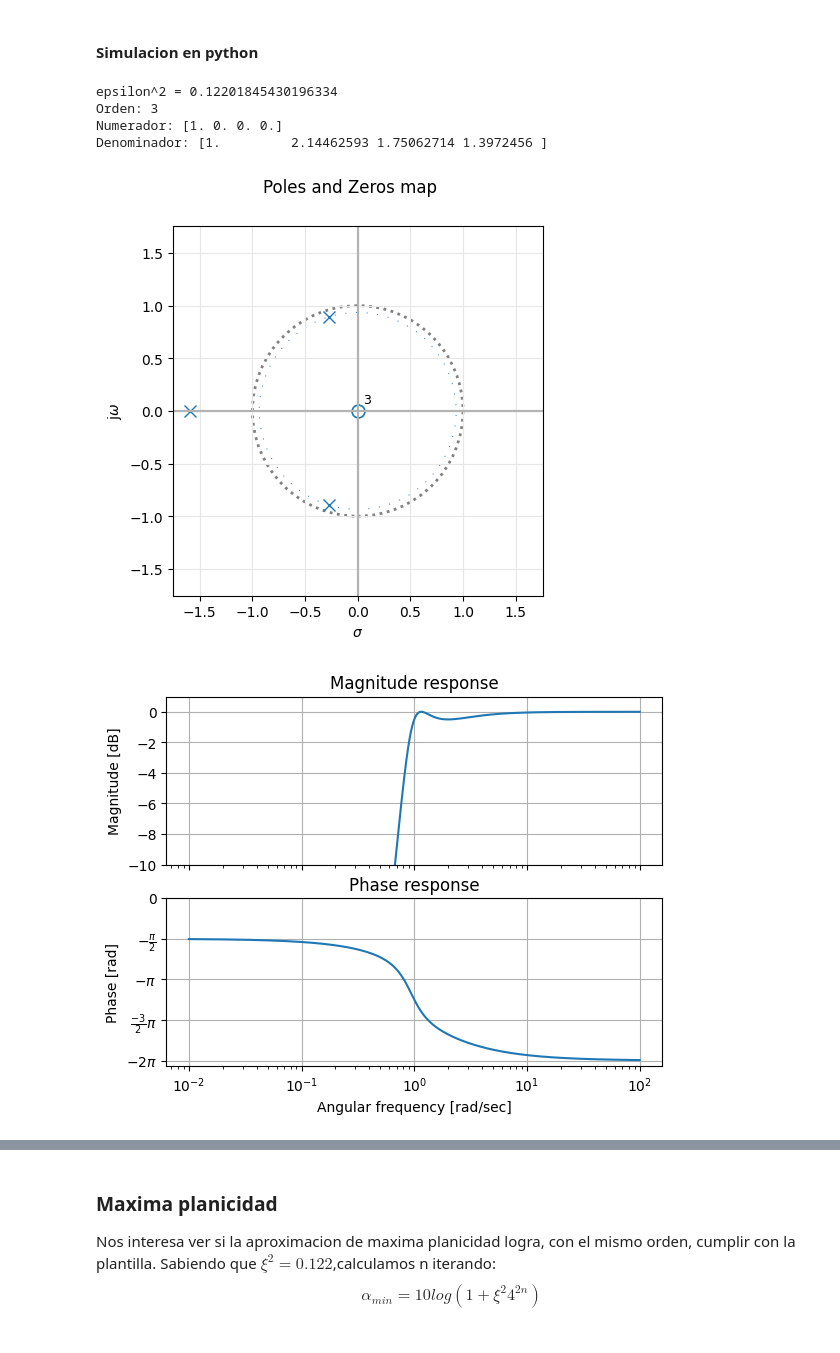
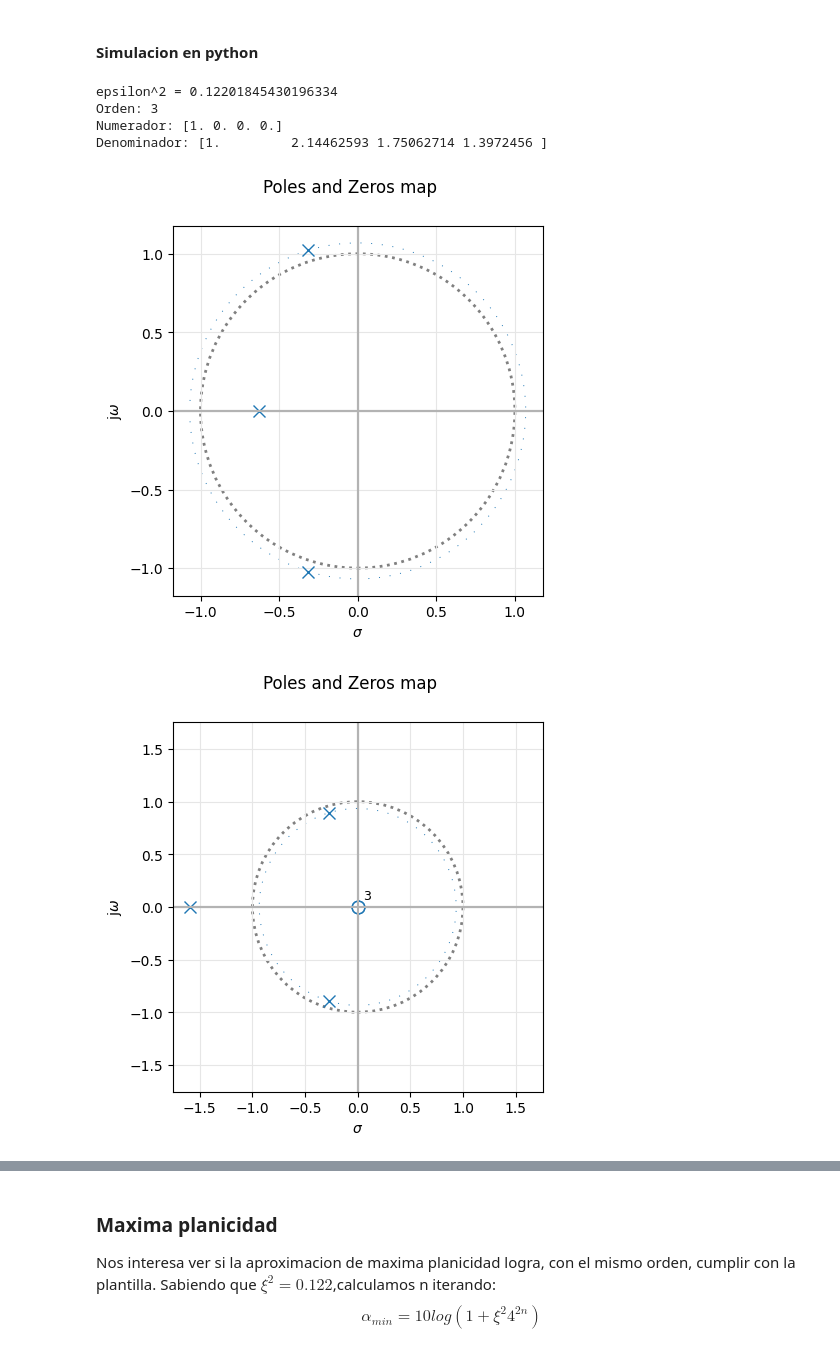
Before and after one commit to NicolasTrombetta/TeoriaDeCircuitos2, a Jupyter notebook: TPs_Semanal/3_TareaSemanal.ipynb, the cells around one changed output, grey strips where cells are left out. Cells and saved outputs as stored; diff of their text form; code cells hidden in the pictures.

```diff
--- a/TPs_Semanal/3_TareaSemanal.ipynb
+++ b/TPs_Semanal/3_TareaSemanal.ipynb
@@ -118,32 +122,35 @@ orden, wn = signal.cheb1ord(
     analog=True
 )
 
 P, Q = signal.cheby1(
     orden,
     0.5,
     1,
     analog=True
 )
 
+Tl=signal.TransferFunction(P,Q)
+pzmap(Tl)
+
 Ph, Qh = signal.lp2hp(P, Q, wo=1);
 
 
 print("Orden:", orden)
 print("Numerador:", Ph)
 print("Denominador:", Qh)
 
 T=signal.TransferFunction(Ph,Qh)
 
 pzmap(T)
 _, axes_hdl = bodePlot(T)
 plt.sca(axes_hdl[0])
 plt.ylim([-10, 1])
 plt.gca
 plt.show()
 # %% [output]
 epsilon^2 = 0.12201845430196334
 Orden: 3
 Numerador: [1. 0. 0. 0.]
 Denominador: [1.         2.14462593 1.75062714 1.3972456 ]
-[figure, old version]
+[figure, new version]
-[figure, old version]
+[figure, new version]
```
Also changed, not shown: parts of 7 cells of this notebook.
